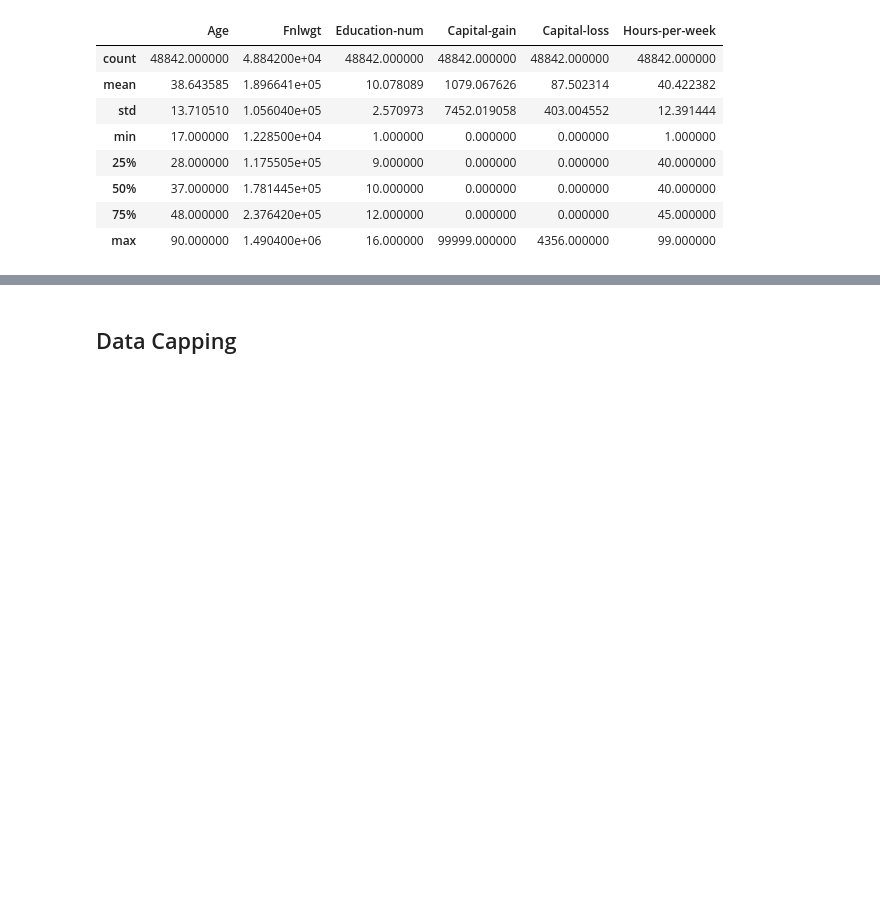
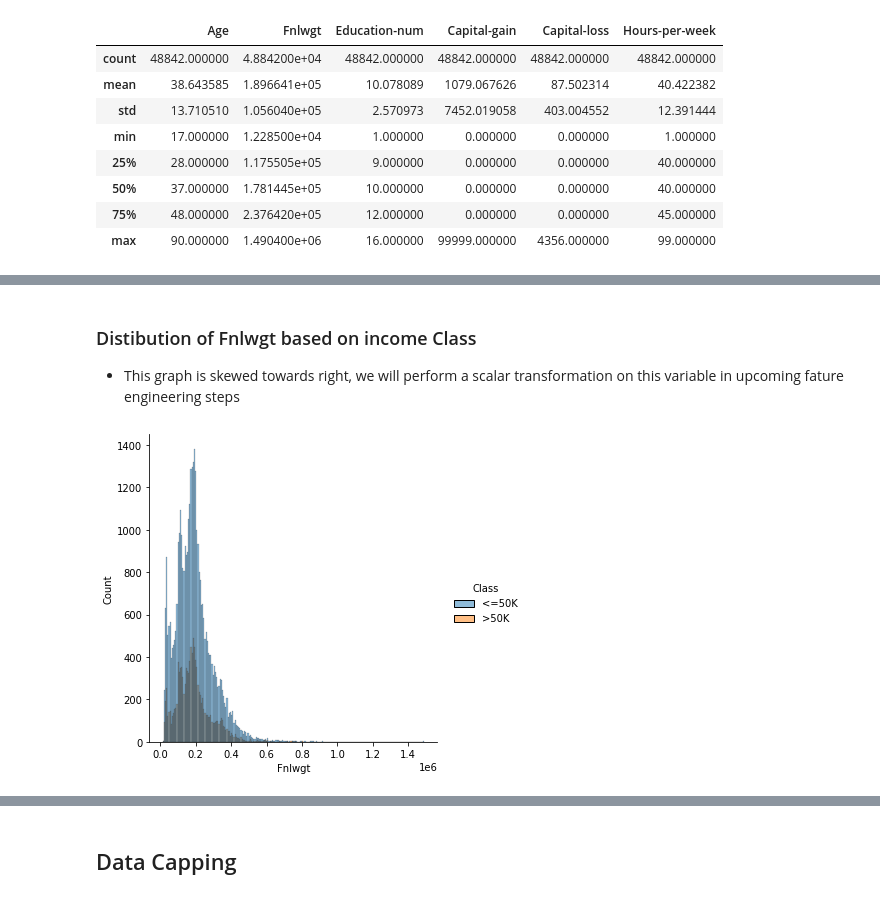
Before and after one commit to rajadevineni/Income_classification, a Jupyter notebook: income_classification.ipynb, the cells around one changed output, grey strips where cells are left out. Saved outputs shown, nothing was run; the diff lists cells and outputs as text; code cells hidden in the pictures; blank space fills up the shorter version.

```diff
--- a/income_classification.ipynb
+++ b/income_classification.ipynb
@@ -210,0 +223,8 @@ for i, var in enumerate(continuous):
+# %% [markdown]
+### Distibution of Fnlwgt based on income Class
+* This graph is skewed towards right, we will perform a scalar transformation on this variable in upcoming fature engineering steps
+# %%
+ax = sns.displot(data, x="Fnlwgt", hue ='Class')
+plt.show()
+# %% [output]
+[figure, added]
```
Also changed, not shown: parts of 86 cells of this notebook.
